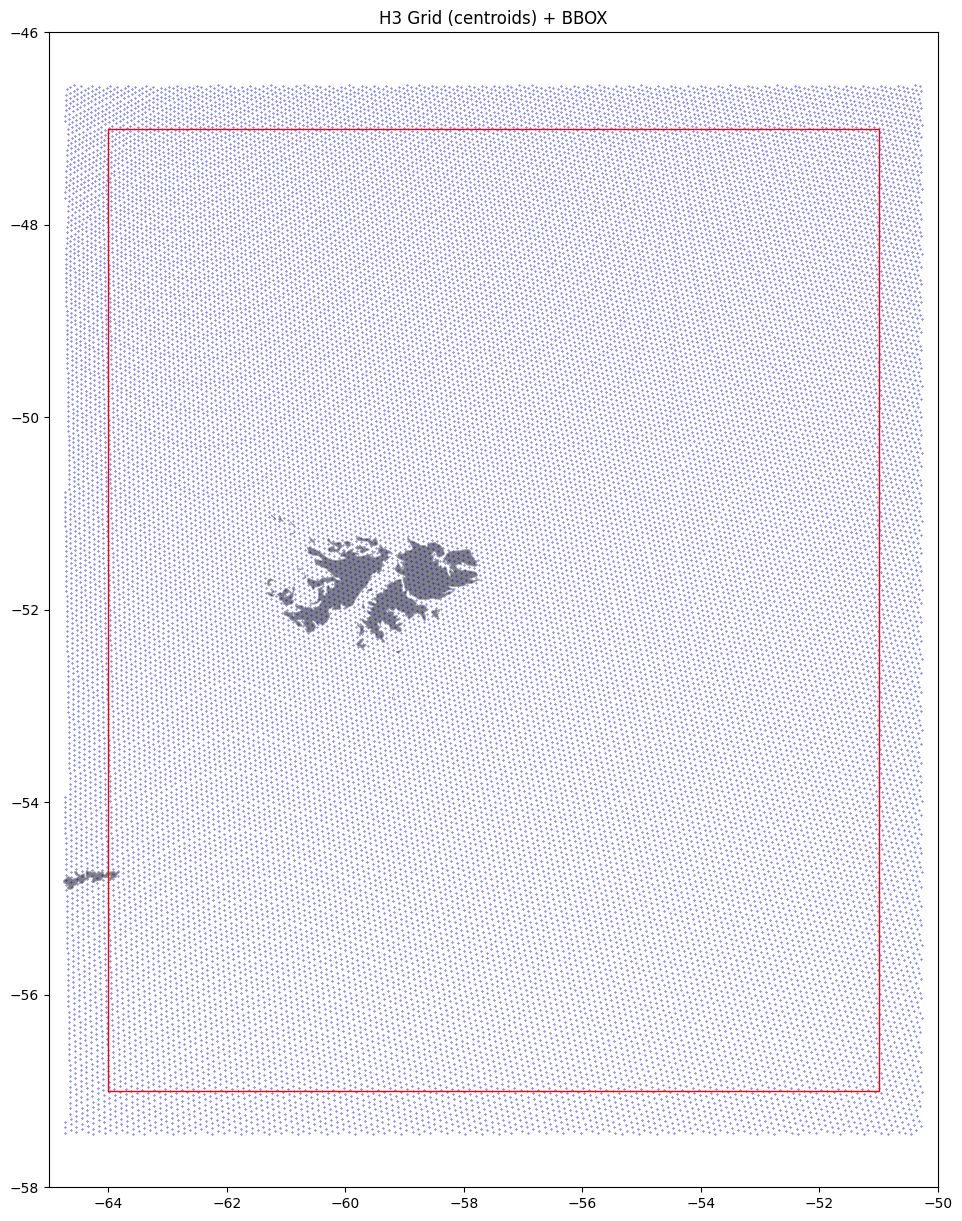
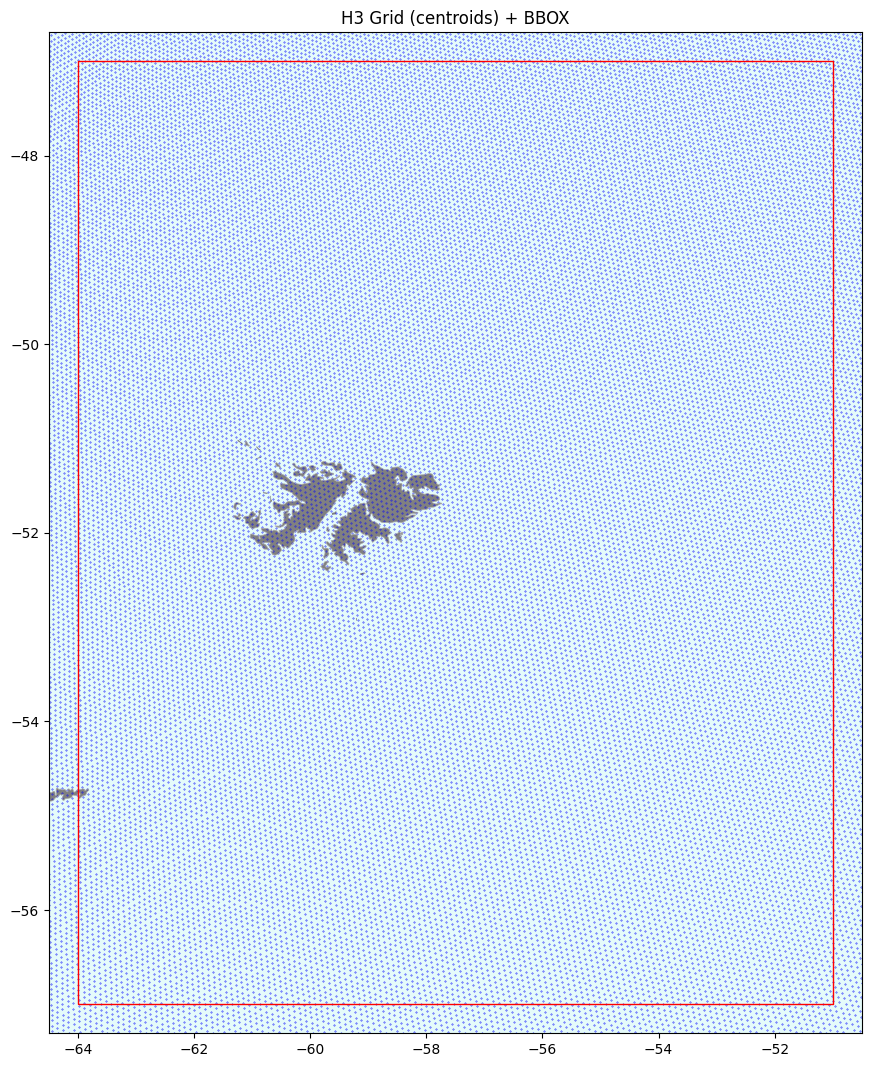
Code edit (unified diff) that turned the first committed figure into the second:
--- before
+++ after
@@ -26,5 +26,6 @@
 # --- Extent for clipping -----------------------------------------------------
 
-margin = 1
+margin = 0.5
+
 extent_poly = box(
     xmin - margin,
@@ -46,5 +47,7 @@
 # --- Plot --------------------------------------------------------------------
 
-ax = land.plot(color="grey", edgecolor="none", figsize=(15, 15))
+ax = land.plot(color="grey", edgecolor="none", figsize=(13, 13))
+
+ax.set_facecolor("#e5fbfa")
 
 coast.plot(ax=ax, color="darkgrey", linewidth=0.5)
@@ -54,6 +57,11 @@
 bbox_gdf.boundary.plot(ax=ax, edgecolor="red", linewidth=1)
 
+mid_lat = (ymin + ymax) / 2
+
+scale = math.cos(math.radians(mid_lat))
+
 ax.set_xlim(xmin - margin, xmax + margin)
-ax.set_ylim(ymin - margin, ymax + margin)
+
+ax.set_ylim(ymin - margin * scale, ymax + margin * scale)
 
 ax.set_title("H3 Grid (centroids) + BBOX")

Commit: Jupyter Notebooks